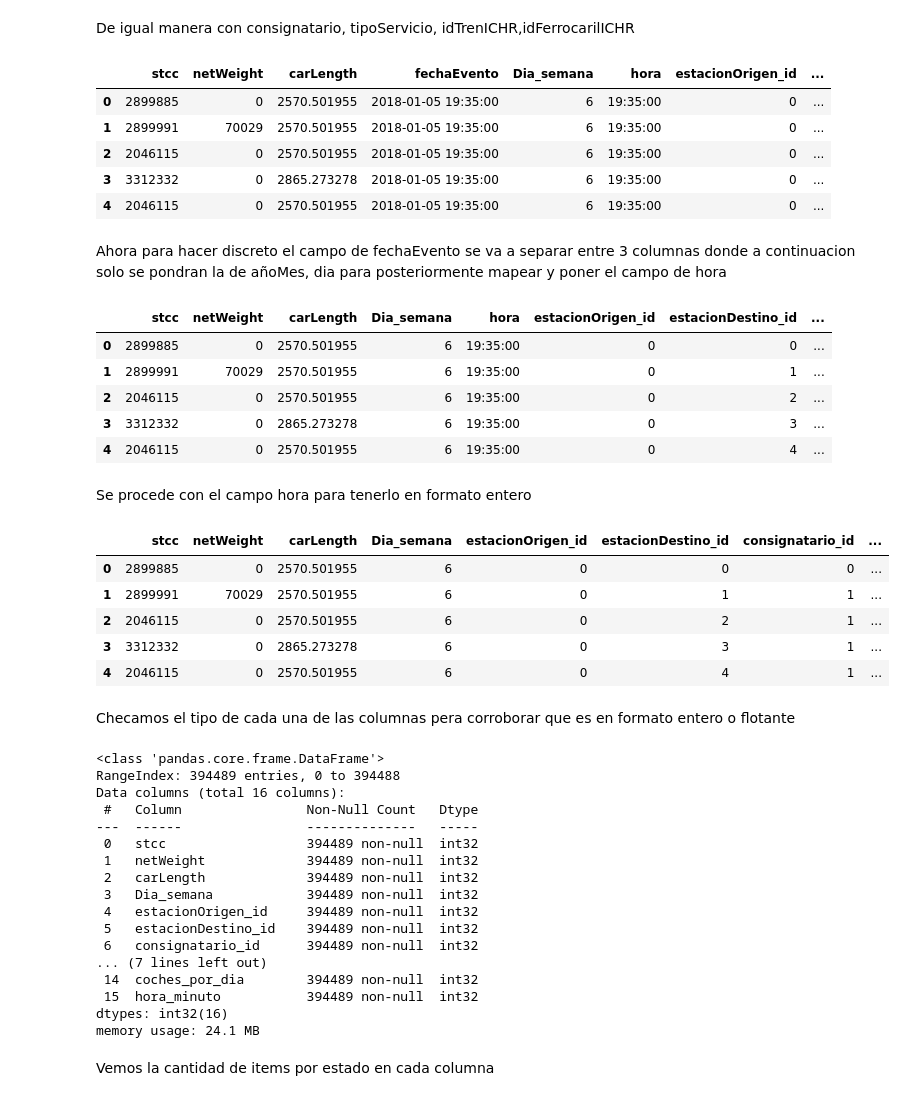
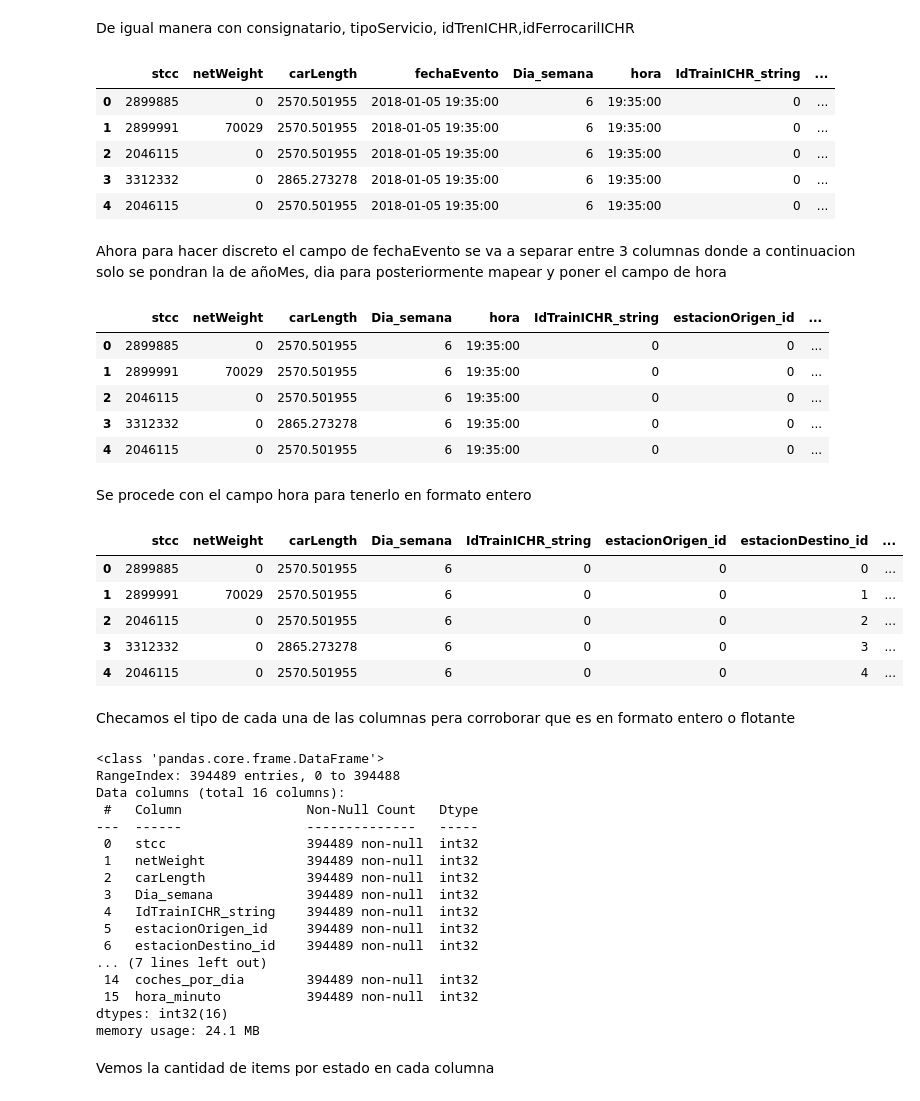
Before and after one commit to BrunoFerrovalle/Modelo_Llegadas, a Jupyter notebook: LimpiezaDatos.ipynb, the cells around one changed output. Saved outputs shown, nothing was run; the diff lists cells and outputs as text; code cells hidden in the pictures.

```diff
--- a/LimpiezaDatos.ipynb
+++ b/LimpiezaDatos.ipynb
@@ -60,0 +64,22 @@ merged_df.head()
+# %%
+# Convertir todos los valores a cadenas de texto
+merged_df['idTrenICHR'] = merged_df['idTrenICHR'].astype(str)
+
+# Definimos una función para separar la columna
+def separate_id_tren_ichr(value):
+    # Regex para encontrar la parte string y la parte numérica
+    match = re.match(r'(\d[a-zA-Z]+|[a-zA-Z]+)[\s\-]?(\d+)', value)
+    if match:
+        return match.groups()
+    else:
+        # Si no hay coincidencia, devolvemos el texto y None para el número
+        match_text = re.match(r'(\d[a-zA-Z]+|[a-zA-Z]+)', value)
+        match_int = re.match(r'(\d+)', value)
+        return (match_text.group(0) if match_text else value, match_int.group(0) if match_int else None)
+
+# Aplicamos la función a la columna 'idTrenICHR' utilizando una función lambda
+merged_df[['IdTrainICHR_string', 'IdTrainICHR_int']] = merged_df['idTrenICHR'].apply(lambda x: pd.Series(separate_id_tren_ichr(x)))
+
+# Convertimos la columna 'int_part' a tipo numérico
+merged_df['IdTrainICHR_int'] = pd.to_numeric(merged_df['IdTrainICHR_int'], errors='coerce')
+merged_df.head()
@@ -175,35 +232,35 @@ tipoCarro_id_map = {value: idx for idx, value in enumerate(merged_df['tipoCarro'
 
 # Mapear los valores de las columnas a sus correspondientes IDs
 merged_df['consignatario_id'] = merged_df['consignatario'].map(consignatario_id_map)
 merged_df['tipoServicio_id'] = merged_df['tipoServicio'].map(tipoServicio_id_map)
 merged_df['idTrenICHR_id'] = merged_df['idTrenICHR'].map(idTrenICHR_id_map)
 merged_df['idFerrocarrilICHR_id'] = merged_df['idFerrocarrilICHR'].map(idFerrocarrilICHR_id_map)
 merged_df['tipoCarro_id'] = merged_df['tipoCarro'].map(tipoCarro_id_map)
 
 
 # Crear DataFrames a partir de los diccionarios de mapeo
 consignatario_id_df = pd.DataFrame(list(consignatario_id_map.items()), columns=['Consignatario', 'id'])
 tipoServicio_id_df = pd.DataFrame(list(tipoServicio_id_map.items()), columns=['tipoServicio', 'id'])
 idTrenICHR_id_df = pd.DataFrame(list(idTrenICHR_id_map.items()), columns=['idTrenICHR', 'id'])
 idFerrocarrilICHR_id_df = pd.DataFrame(list(idFerrocarrilICHR_id_map.items()), columns=['idFerrocarrilICHR', 'id'])
 tipoCarro_id_df = pd.DataFrame(list(tipoCarro_id_map.items()), columns=['tipoCarro', 'id'])
 
 
 # Guardar los DataFrames de mapeo en archivos CSV
 consignatario_id_df.to_csv('consignatario_id_map.csv', index=False)
 tipoServicio_id_df.to_csv('tipoServicio_id_map.csv', index=False)
 idTrenICHR_id_df.to_csv('idTrenICHR_id_map.csv', index=False)
 idFerrocarrilICHR_id_df.to_csv('idFerrocarrilICHR_id_map.csv', index=False)
 tipoServicio_id_df.to_csv('tipoCarro_id_map.csv', index=False)
 
 
 # Eliminar las columnas originales
-merged_df.drop(columns=['consignatario', 'tipoServicio', 'idTrenICHR', 'idFerrocarrilICHR',"tipoCarro"], inplace=True)
+merged_df.drop(columns=['consignatario', 'tipoServicio', 'IdTrainICHR_int','idTrenICHR', 'idFerrocarrilICHR',"tipoCarro"], inplace=True)
 
 # Mostrar las primeras filas del DataFrame actualizado
 merged_df.head()
 # %% [output]
-|  | stcc | netWeight | carLength | fechaEvento | Dia_semana | hora | estacionOrigen_id | ... |
+|  | stcc | netWeight | carLength | fechaEvento | Dia_semana | hora | IdTrainICHR_string | ... |
 | 0 | 2899885 | 0 | 2570.501955 | 2018-01-05 19:35:00 | 6 | 19:35:00 | 0 | ... |
 | 1 | 2899991 | 70029 | 2570.501955 | 2018-01-05 19:35:00 | 6 | 19:35:00 | 0 | ... |
 | 2 | 2046115 | 0 | 2570.501955 | 2018-01-05 19:35:00 | 6 | 19:35:00 | 0 | ... |
@@ -237,12 +294,12 @@ merged_df.drop(columns=['añoMes','fechaEvento','fecha'], inplace=True)
 # Mostrar las primeras filas del DataFrame actualizado
 merged_df.head()
 # %% [output]
-|  | stcc | netWeight | carLength | Dia_semana | hora | estacionOrigen_id | estacionDestino_id | ... |
+|  | stcc | netWeight | carLength | Dia_semana | hora | IdTrainICHR_string | estacionOrigen_id | ... |
 | 0 | 2899885 | 0 | 2570.501955 | 6 | 19:35:00 | 0 | 0 | ... |
-| 1 | 2899991 | 70029 | 2570.501955 | 6 | 19:35:00 | 0 | 1 | ... |
-| 2 | 2046115 | 0 | 2570.501955 | 6 | 19:35:00 | 0 | 2 | ... |
-| 3 | 3312332 | 0 | 2865.273278 | 6 | 19:35:00 | 0 | 3 | ... |
-| 4 | 2046115 | 0 | 2570.501955 | 6 | 19:35:00 | 0 | 4 | ... |
+| 1 | 2899991 | 70029 | 2570.501955 | 6 | 19:35:00 | 0 | 0 | ... |
+| 2 | 2046115 | 0 | 2570.501955 | 6 | 19:35:00 | 0 | 0 | ... |
+| 3 | 3312332 | 0 | 2865.273278 | 6 | 19:35:00 | 0 | 0 | ... |
+| 4 | 2046115 | 0 | 2570.501955 | 6 | 19:35:00 | 0 | 0 | ... |
 # %% [markdown]
 Se procede con el campo hora para tenerlo en formato entero
 # %%
@@ -271,12 +328,12 @@ merged_df.drop(columns=['hora_h', 'hora_m', 'hora_s','hora'], inplace=True)
 # Mostrar las primeras filas del DataFrame actualizado
 merged_df.head()
 # %% [output]
-|  | stcc | netWeight | carLength | Dia_semana | estacionOrigen_id | estacionDestino_id | consignatario_id | ... |
+|  | stcc | netWeight | carLength | Dia_semana | IdTrainICHR_string | estacionOrigen_id | estacionDestino_id | ... |
 | 0 | 2899885 | 0 | 2570.501955 | 6 | 0 | 0 | 0 | ... |
-| 1 | 2899991 | 70029 | 2570.501955 | 6 | 0 | 1 | 1 | ... |
-| 2 | 2046115 | 0 | 2570.501955 | 6 | 0 | 2 | 1 | ... |
-| 3 | 3312332 | 0 | 2865.273278 | 6 | 0 | 3 | 1 | ... |
-| 4 | 2046115 | 0 | 2570.501955 | 6 | 0 | 4 | 1 | ... |
+| 1 | 2899991 | 70029 | 2570.501955 | 6 | 0 | 0 | 1 | ... |
+| 2 | 2046115 | 0 | 2570.501955 | 6 | 0 | 0 | 2 | ... |
+| 3 | 3312332 | 0 | 2865.273278 | 6 | 0 | 0 | 3 | ... |
+| 4 | 2046115 | 0 | 2570.501955 | 6 | 0 | 0 | 4 | ... |
 # %% [markdown]
 Checamos el tipo de cada una de las columnas pera corroborar que es en formato entero o flotante
 # %%
@@ -294,9 +351,9 @@ Data columns (total 16 columns):
  1   netWeight             394489 non-null  int32
  2   carLength             394489 non-null  int32
  3   Dia_semana            394489 non-null  int32
- 4   estacionOrigen_id     394489 non-null  int32
- 5   estacionDestino_id    394489 non-null  int32
- 6   consignatario_id      394489 non-null  int32
+ 4   IdTrainICHR_string    394489 non-null  int32
+ 5   estacionOrigen_id     394489 non-null  int32
+ 6   estacionDestino_id    394489 non-null  int32
 ... (7 lines left out)
  14  coches_por_dia        394489 non-null  int32
  15  hora_minuto           394489 non-null  int32
```
Also changed, not shown: parts of 6 cells of this notebook, 2 other files.
